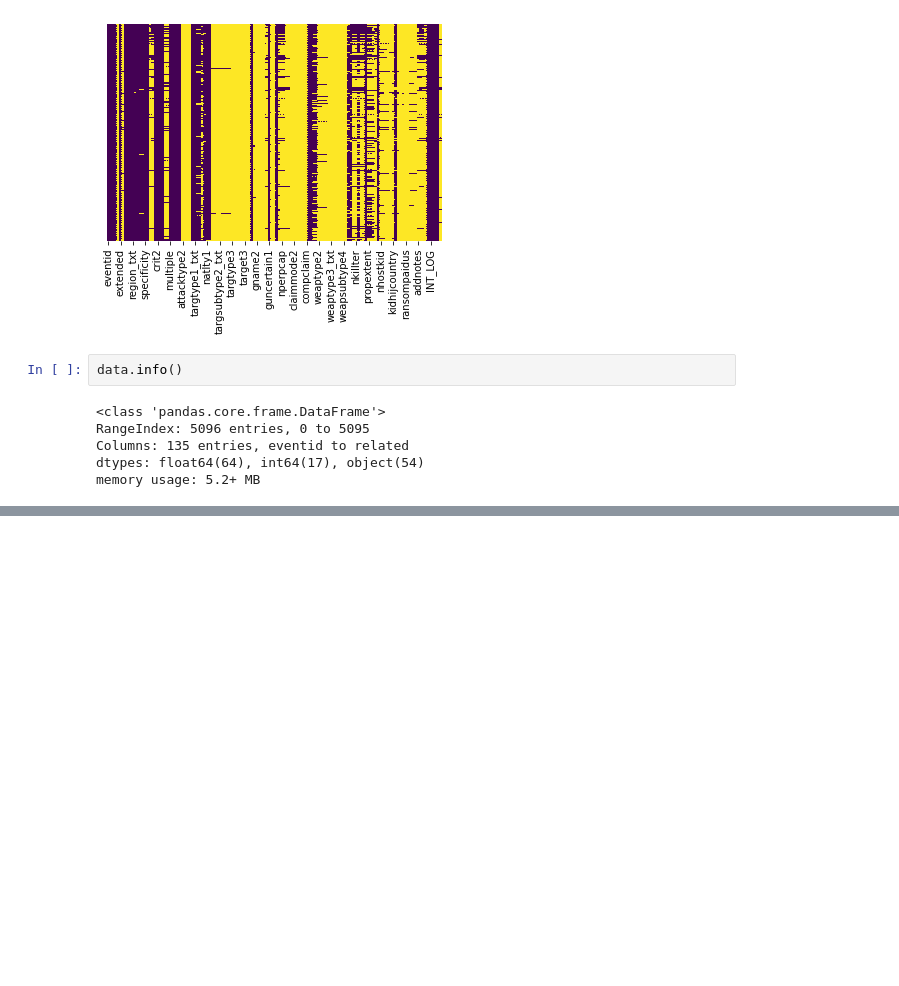
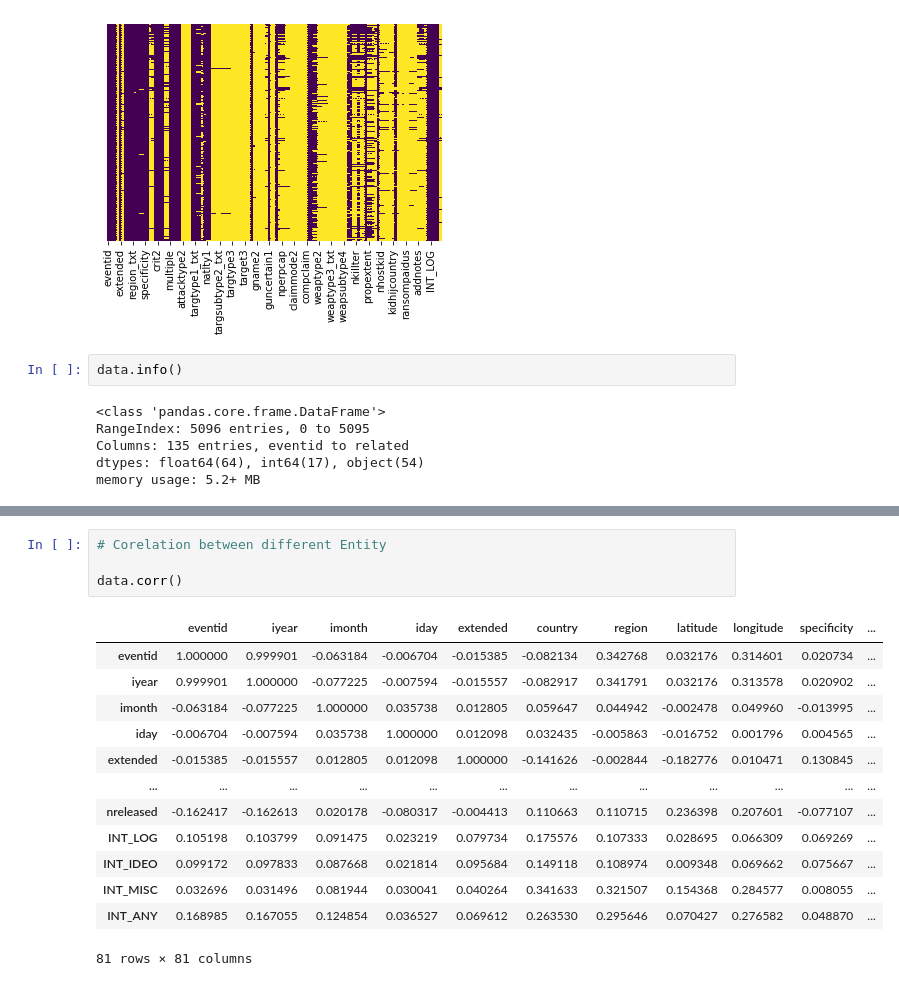
Before and after one commit to Sujitharasamsetty/Exploratory-Data-Analysis-On-Global-Terrorism-, a Jupyter notebook: Exploratory_Data_Analysis_On_Global_Terrorism.ipynb, the cells around one changed output, grey strips where cells are left out. Cells and saved outputs as stored; diff of their text form; blank space fills up the shorter version.

Commit message:
Corelation between entities

```diff
--- a/Exploratory_Data_Analysis_On_Global_Terrorism.ipynb
+++ b/Exploratory_Data_Analysis_On_Global_Terrorism.ipynb
@@ -56,0 +59,18 @@ data.describe()
+# %%
+# Corelation between different Entity
+
+data.corr()
+# %% [output]
+|  | eventid | iyear | imonth | iday | extended | country | region | latitude | longitude | specificity | ... |
+| eventid | 1.000000 | 0.999901 | -0.063184 | -0.006704 | -0.015385 | -0.082134 | 0.342768 | 0.032176 | 0.314601 | 0.020734 | ... |
+| iyear | 0.999901 | 1.000000 | -0.077225 | -0.007594 | -0.015557 | -0.082917 | 0.341791 | 0.032176 | 0.313578 | 0.020902 | ... |
+| imonth | -0.063184 | -0.077225 | 1.000000 | 0.035738 | 0.012805 | 0.059647 | 0.044942 | -0.002478 | 0.049960 | -0.013995 | ... |
+| iday | -0.006704 | -0.007594 | 0.035738 | 1.000000 | 0.012098 | 0.032435 | -0.005863 | -0.016752 | 0.001796 | 0.004565 | ... |
+| extended | -0.015385 | -0.015557 | 0.012805 | 0.012098 | 1.000000 | -0.141626 | -0.002844 | -0.182776 | 0.010471 | 0.130845 | ... |
+| ... | ... | ... | ... | ... | ... | ... | ... | ... | ... | ... | ... |
+| nreleased | -0.162417 | -0.162613 | 0.020178 | -0.080317 | -0.004413 | 0.110663 | 0.110715 | 0.236398 | 0.207601 | -0.077107 | ... |
+| INT_LOG | 0.105198 | 0.103799 | 0.091475 | 0.023219 | 0.079734 | 0.175576 | 0.107333 | 0.028695 | 0.066309 | 0.069269 | ... |
+| INT_IDEO | 0.099172 | 0.097833 | 0.087668 | 0.021814 | 0.095684 | 0.149118 | 0.108974 | 0.009348 | 0.069662 | 0.075667 | ... |
+| INT_MISC | 0.032696 | 0.031496 | 0.081944 | 0.030041 | 0.040264 | 0.341633 | 0.321507 | 0.154368 | 0.284577 | 0.008055 | ... |
+| INT_ANY | 0.168985 | 0.167055 | 0.124854 | 0.036527 | 0.069612 | 0.263530 | 0.295646 | 0.070427 | 0.276582 | 0.048870 | ... |
+81 rows × 81 columns
```
Also changed, not shown: parts of 2 cells of this notebook.
